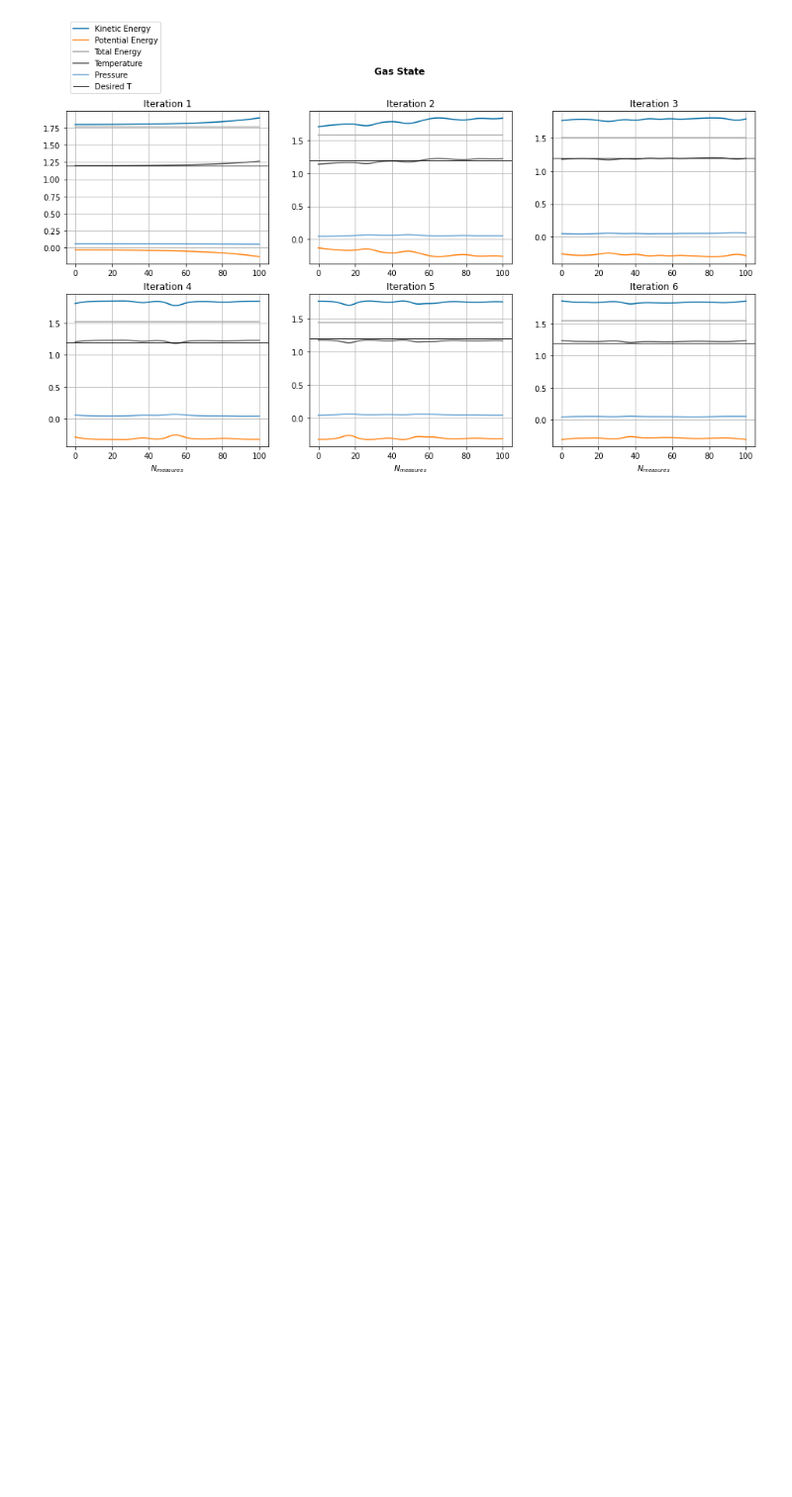
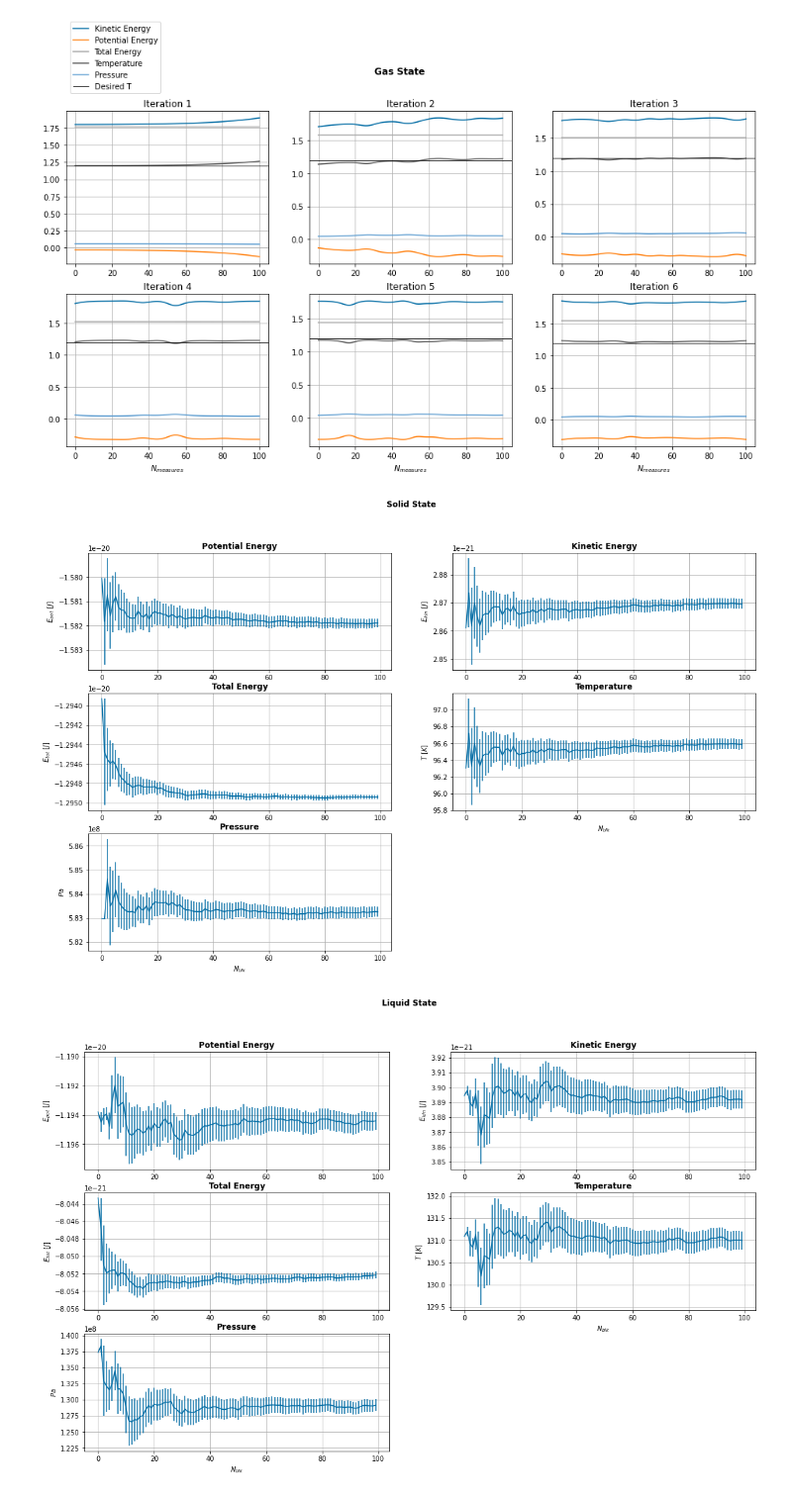
Before and after one commit to pyros-cyber/lsn, a Jupyter notebook: exercise04/exercise04.ipynb, the cells around one changed output. Shown at 99% size. Saved outputs shown, nothing was run; the diff lists cells and outputs as text; code cells hidden in the pictures; blank space fills up the shorter version.

Commit message:
add final graphs

```diff
--- a/exercise04/exercise04.ipynb
+++ b/exercise04/exercise04.ipynb
@@ -46,3 +46,42 @@ state_equil("gas",1.2)
 [figure]
 [figure]
 [figure]
+# %%
+kB,eps_kB,sigma=1.98064852e-23,120,0.34;        #Boltzmann constant, eps/kB
+eps=eps_kB*kB;
+sigma_si=sigma*1E-9;
+
+def state_meas(state):
+
+    Ekin=np.genfromtxt('build/ex04.3/'+state+'/results/ave_ekin.dat',usecols=(0,1,2),names='x,res,err')
+    Epot=np.genfromtxt('build/ex04.3/'+state+'/results/ave_epot.dat',usecols=(0,1,2),names='x,res,err')
+    Etot=np.genfromtxt('build/ex04.3/'+state+'/results/ave_etot.dat',usecols=(0,1,2),names='x,res,err')
+    temp=np.genfromtxt('build/ex04.3/'+state+'/results/ave_temp.dat',usecols=(0,1,2),names='x,res,err')
+    press=np.genfromtxt('build/ex04.3/'+state+'/results/ave_press.dat',usecols=(0,1,2),names='x,res,err')
+
+    mes=[Epot,Ekin,Etot,temp, press]
+    y_lab=['$E_{pot}$','$E_{kin}$','$E_{tot}$','$T$', '$P$']
+    title=('Potential Energy','Kinetic Energy','Total Energy','Temperature','Pressure')
+    #conversion in real unit, explicit in the labels
+    for i in range(3): mes[i]['res']*=eps; mes[i]['err']*=eps; y_lab[i]+='$\ [J]$'
+    temp['res']*=eps_kB; temp['err']*=eps_kB; y_lab[3]+='$\ [K]$';
+    press['res']*=eps/(sigma_si**3); press['err']*=eps/(sigma_si**3); y_lab[4]='$Pa$'
+
+    plt.figure(figsize=(18,11))
+    for i in range(5):
+        plt.subplot(3,2,i+1)
+        plt.errorbar(mes[i]['x'],mes[i]['res'],yerr=mes[i]['err'])
+        if i>2: plt.xlabel('$N_{blk}$')
+        plt.ylabel(y_lab[i])
+        plt.title(title[i],size='large', weight='bold')
+        plt.grid(True)
+
+    suptitle(state)
+    plt.show()
+
+state_meas("solid")
+state_meas("liquid")
+state_meas("gas")
+# %% [output]
+[figure, added]
+[figure, added]
```
Also changed, not shown: parts of 1 cell of this notebook.
